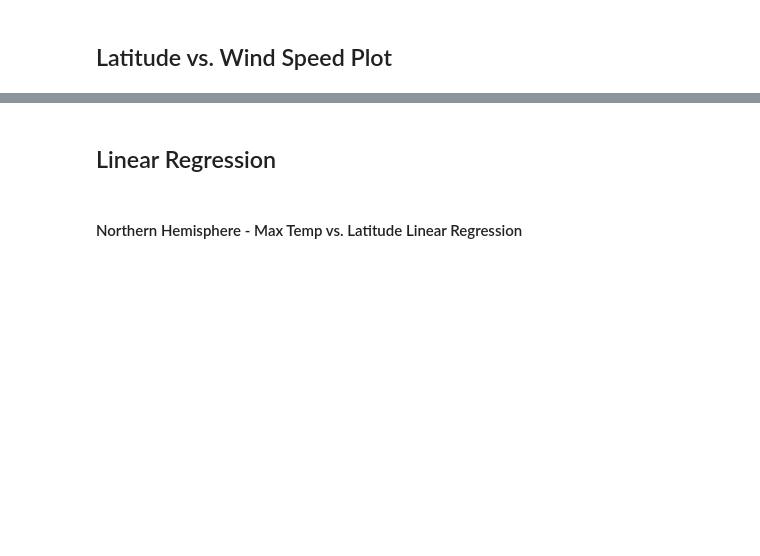
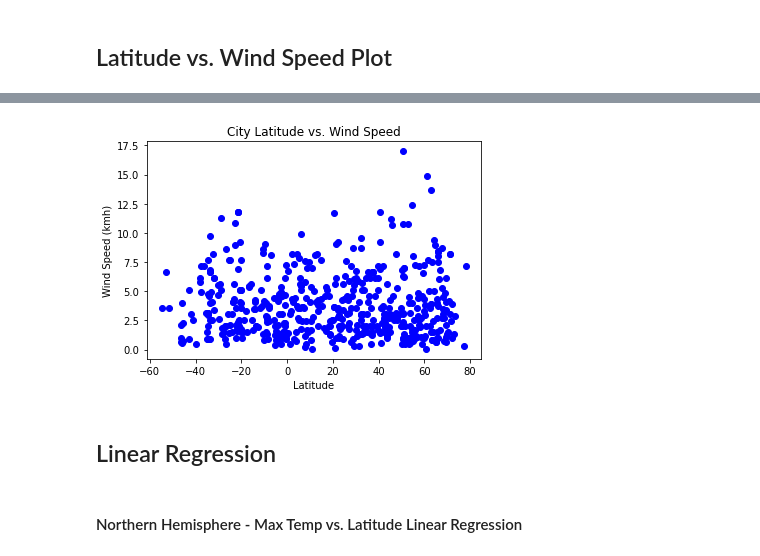
Before and after one commit to Sprettle/python-api-challenge, a Jupyter notebook: WeatherPy/WeatherPy.ipynb, the cells around one changed output, grey strips where cells are left out. Cells and saved outputs as stored; diff of their text form; code cells hidden in the pictures; blank space fills up the shorter version.

```diff
--- a/WeatherPy/WeatherPy.ipynb
+++ b/WeatherPy/WeatherPy.ipynb
@@ -173,2 +203,14 @@ Int64Index([], dtype='int64')
+# %%
+# Creating plot
+plt.scatter(city_df["Latitude"], city_df["Wind Speed"], marker = "o", color = "blue")
+plt.xlabel("Latitude")
+plt.ylabel("Wind Speed (kmh)")
+plt.title(f"City Latitude vs. Wind Speed")
+plt.savefig("../output_data/Lat_vs_wind_plot")
+plt.show()
+
+# The below graph is analysing the latitude of a city in both the Northern and Southern Hemispheres and plotting this position against the recorded wind speed.  The graph shows that across all latitudes than wind speeds remained below 12.5 kmh, with a few outliers above this speed.
+# %% [output]
+[figure, added]
 # %% [markdown]
 ## Linear Regression
```
Also changed, not shown: parts of 36 cells of this notebook, 9 other files.
